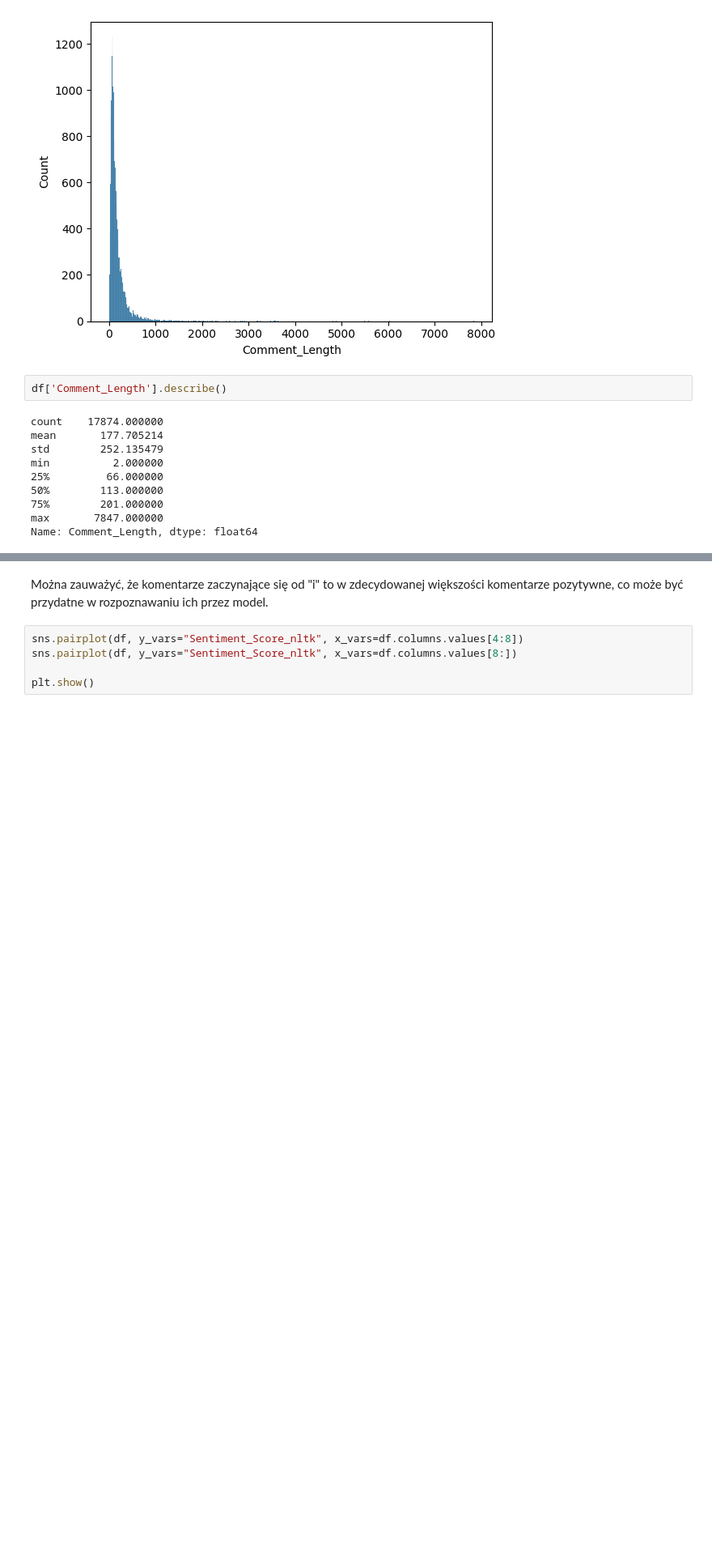
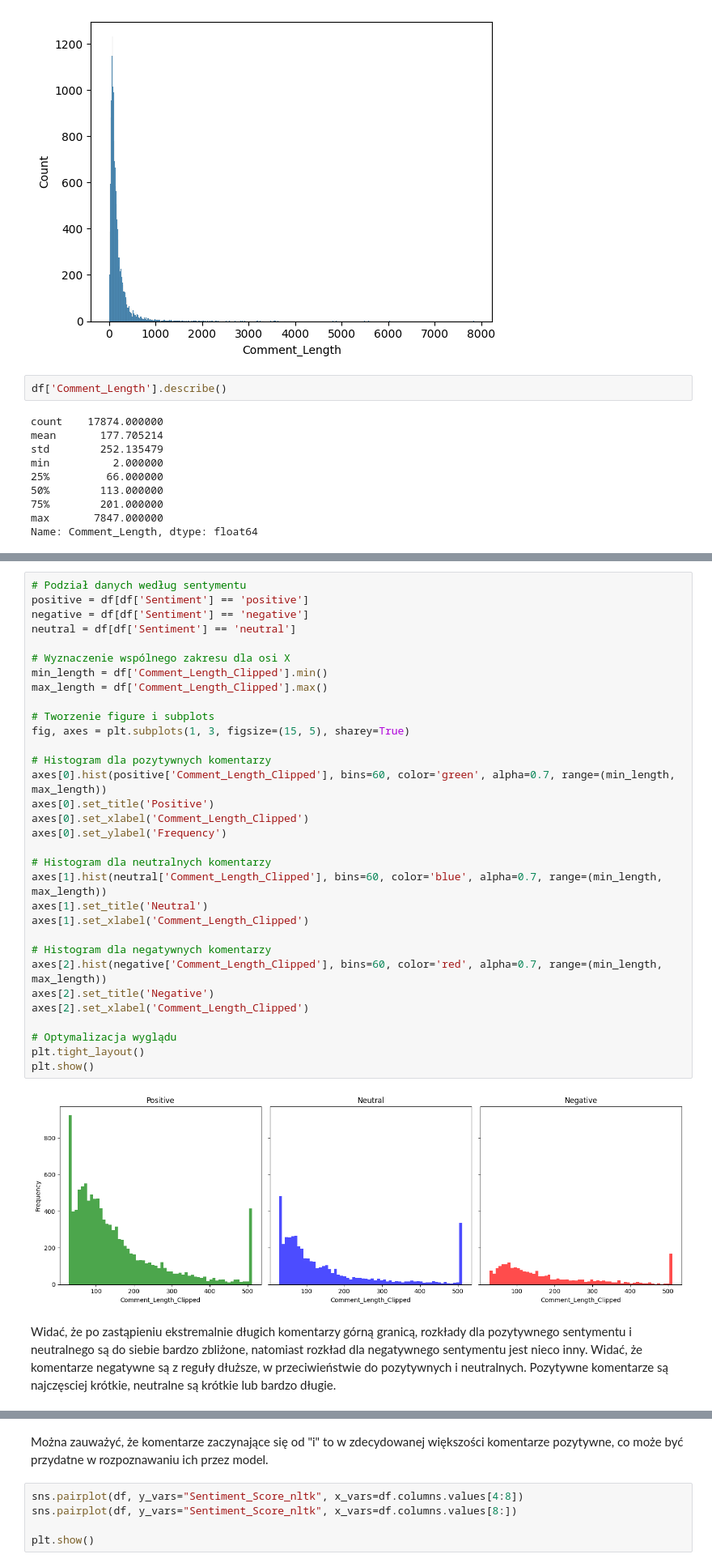
Before and after one commit to sirkoliliana/YouTubeCommentsClassification, a Jupyter notebook: budowa_1_1_3.ipynb, the cells around one changed output, grey strips where cells are left out. Shown at 81% size. Cells and saved outputs as stored; diff of their text form; blank space fills up the shorter version.

```diff
--- a/budowa_1_1_3.ipynb
+++ b/budowa_1_1_3.ipynb
@@ -297,0 +372,36 @@ Name: Comment_Length, dtype: float64
+# %%
+# Podział danych według sentymentu
+positive = df[df['Sentiment'] == 'positive']
+negative = df[df['Sentiment'] == 'negative']
+neutral = df[df['Sentiment'] == 'neutral']
+
+# Wyznaczenie wspólnego zakresu dla osi X
+min_length = df['Comment_Length_Clipped'].min()
+max_length = df['Comment_Length_Clipped'].max()
+
+# Tworzenie figure i subplots
+fig, axes = plt.subplots(1, 3, figsize=(15, 5), sharey=True)
+
+# Histogram dla pozytywnych komentarzy
+axes[0].hist(positive['Comment_Length_Clipped'], bins=60, color='green', alpha=0.7, range=(min_length, max_length))
+axes[0].set_title('Positive')
+axes[0].set_xlabel('Comment_Length_Clipped')
+axes[0].set_ylabel('Frequency')
+
+# Histogram dla neutralnych komentarzy
+axes[1].hist(neutral['Comment_Length_Clipped'], bins=60, color='blue', alpha=0.7, range=(min_length, max_length))
+axes[1].set_title('Neutral')
+axes[1].set_xlabel('Comment_Length_Clipped')
+
+# Histogram dla negatywnych komentarzy
+axes[2].hist(negative['Comment_Length_Clipped'], bins=60, color='red', alpha=0.7, range=(min_length, max_length))
+axes[2].set_title('Negative')
+axes[2].set_xlabel('Comment_Length_Clipped')
+
+# Optymalizacja wyglądu
+plt.tight_layout()
+plt.show()
+# %% [output]
+[figure, added]
+# %% [markdown]
+Widać, że po zastąpieniu ekstremalnie długich komentarzy górną granicą, rozkłady dla pozytywnego sentymentu i neutralnego są do siebie bardzo zbliżone, natomiast rozkład dla negatywnego sentymentu jest nieco inny. Widać, że komentarze negatywne są z reguły dłuższe, w przeciwieństwie do pozytywnych i neutralnych. Pozytywne komentarze są najczęsciej krótkie, neutralne są krótkie lub bardzo długie.
```
Also changed, not shown: parts of 21 cells of this notebook.
